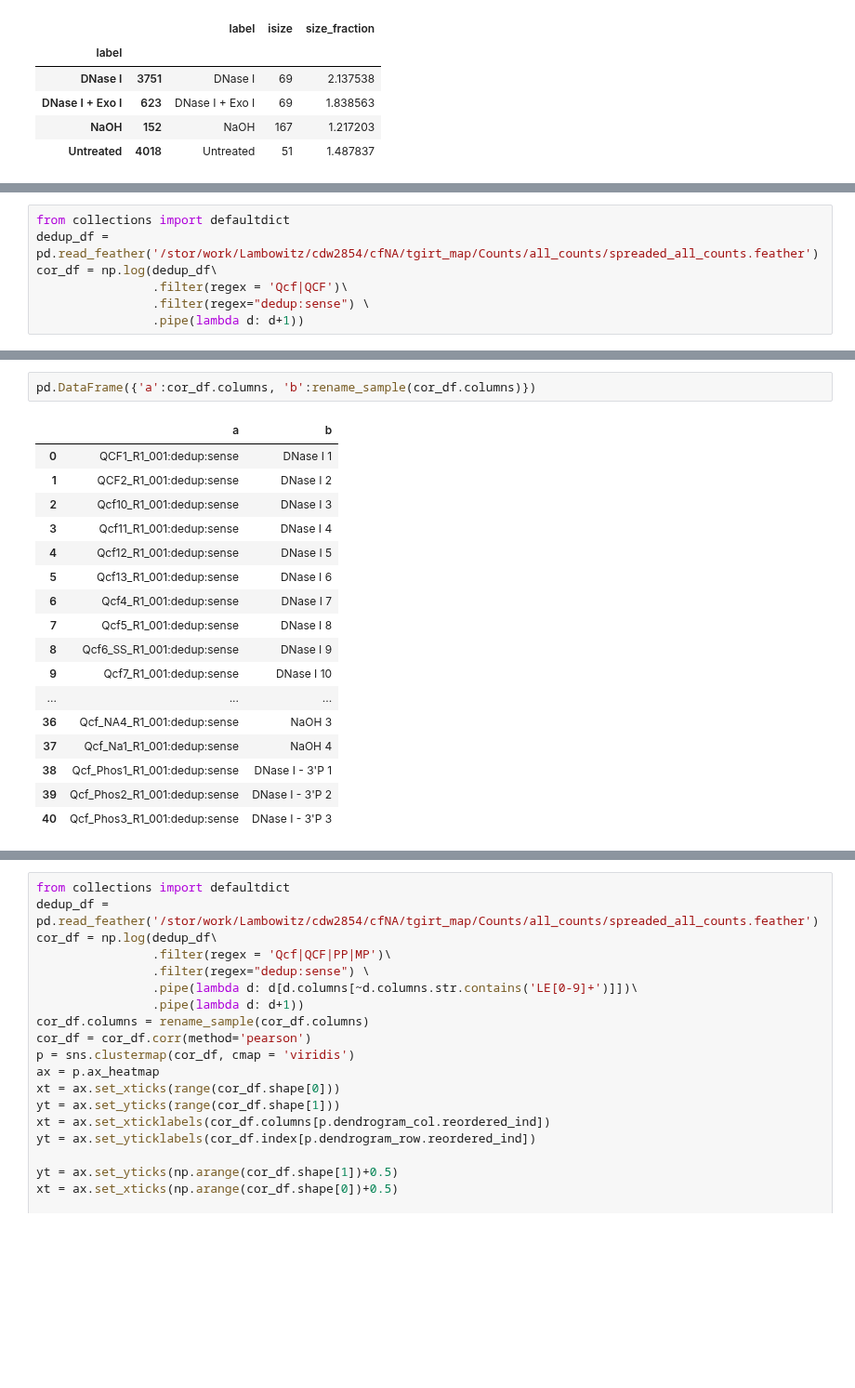
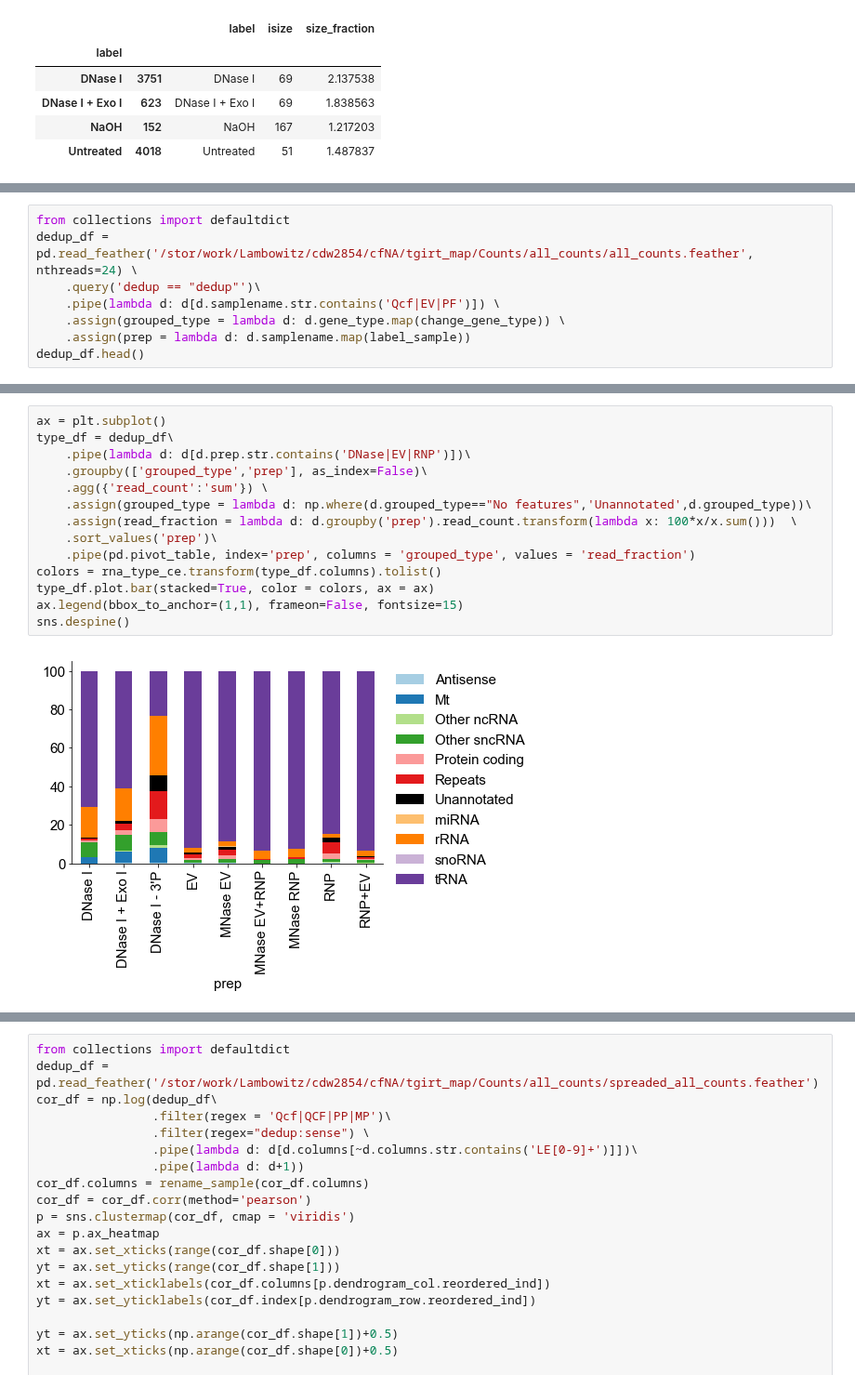
Before and after one commit to wckdouglas/cfNA, a Jupyter notebook: plots/plot_count.ipynb, the cells around one changed output, grey strips where cells are left out. Shown at 93% size. Cells and saved outputs as stored; diff of their text form; blank space fills up the shorter version.

```diff
--- a/plots/plot_count.ipynb
+++ b/plots/plot_count.ipynb
@@ -86,7 +87,8 @@ fig.savefig(figure_path + '/fragment_plots.pdf', bbox_inches = 'tight')
 # %%
 from collections import defaultdict
-dedup_df = pd.read_feather('/stor/work/Lambowitz/cdw2854/cfNA/tgirt_map/Counts/all_counts/spreaded_all_counts.feather')
-cor_df = np.log(dedup_df\
-                .filter(regex = 'Qcf|QCF')\
-                .filter(regex="dedup:sense") \
-                .pipe(lambda d: d+1))
+dedup_df = pd.read_feather('/stor/work/Lambowitz/cdw2854/cfNA/tgirt_map/Counts/all_counts/all_counts.feather', nthreads=24) \
+    .query('dedup == "dedup"')\
+    .pipe(lambda d: d[d.samplename.str.contains('Qcf|EV|PF')]) \
+    .assign(grouped_type = lambda d: d.gene_type.map(change_gene_type)) \
+    .assign(prep = lambda d: d.samplename.map(label_sample))
+dedup_df.head()
@@ -93,20 +102,16 @@ cor_df = np.log(dedup_df\
-# %%
-pd.DataFrame({'a':cor_df.columns, 'b':rename_sample(cor_df.columns)})
-# %% [output]
-|  | a | b |
-| 0 | QCF1_R1_001:dedup:sense | DNase I 1 |
-| 1 | QCF2_R1_001:dedup:sense | DNase I 2 |
-| 2 | Qcf10_R1_001:dedup:sense | DNase I 3 |
-| 3 | Qcf11_R1_001:dedup:sense | DNase I 4 |
-| 4 | Qcf12_R1_001:dedup:sense | DNase I 5 |
-| 5 | Qcf13_R1_001:dedup:sense | DNase I 6 |
-| 6 | Qcf4_R1_001:dedup:sense | DNase I 7 |
-| 7 | Qcf5_R1_001:dedup:sense | DNase I 8 |
-| 8 | Qcf6_SS_R1_001:dedup:sense | DNase I 9 |
-| 9 | Qcf7_R1_001:dedup:sense | DNase I 10 |
-| ... | ... | ... |
-| 36 | Qcf_NA4_R1_001:dedup:sense | NaOH 3 |
-| 37 | Qcf_Na1_R1_001:dedup:sense | NaOH 4 |
-| 38 | Qcf_Phos1_R1_001:dedup:sense | DNase I - 3'P 1 |
-| 39 | Qcf_Phos2_R1_001:dedup:sense | DNase I - 3'P 2 |
-| 40 | Qcf_Phos3_R1_001:dedup:sense | DNase I - 3'P 3 |
+# %%
+ax = plt.subplot()
+type_df = dedup_df\
+    .pipe(lambda d: d[d.prep.str.contains('DNase|EV|RNP')])\
+    .groupby(['grouped_type','prep'], as_index=False)\
+    .agg({'read_count':'sum'}) \
+    .assign(grouped_type = lambda d: np.where(d.grouped_type=="No features",'Unannotated',d.grouped_type))\
+    .assign(read_fraction = lambda d: d.groupby('prep').read_count.transform(lambda x: 100*x/x.sum()))  \
+    .sort_values('prep')\
+    .pipe(pd.pivot_table, index='prep', columns = 'grouped_type', values = 'read_fraction')
+colors = rna_type_ce.transform(type_df.columns).tolist()
+type_df.plot.bar(stacked=True, color = colors, ax = ax)
+ax.legend(bbox_to_anchor=(1,1), frameon=False, fontsize=15)
+sns.despine()
+# %% [output]
+[figure, added]
```
Also changed, not shown: parts of 15 cells of this notebook, 7 other files.
